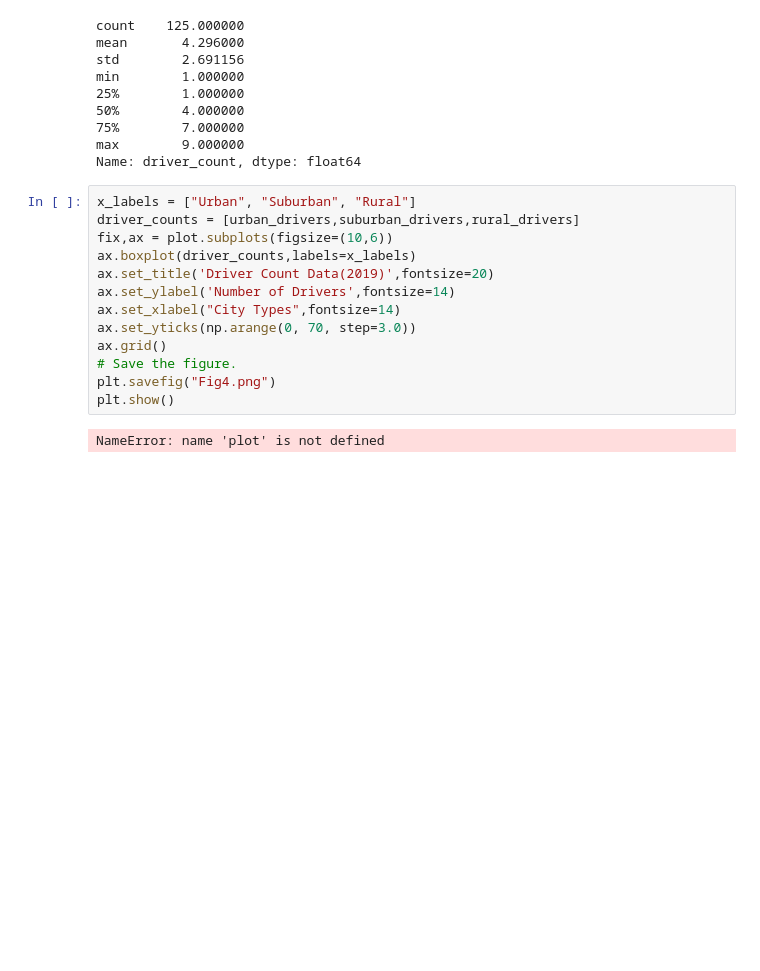
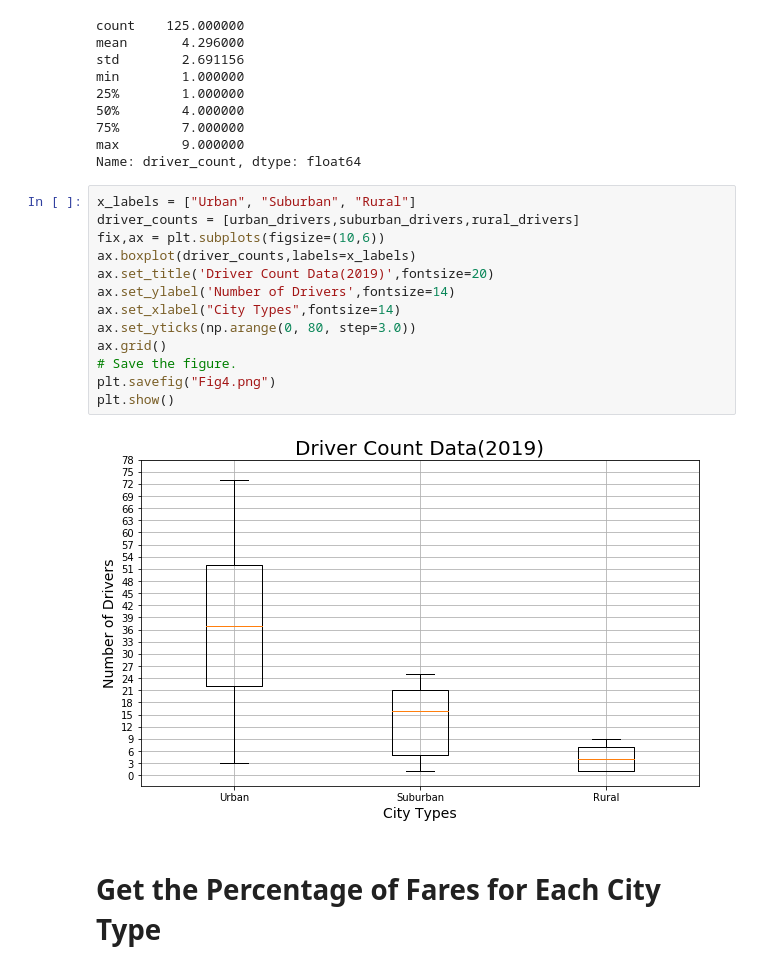
Before and after one commit to daniel89mk/PyBer_Analysis, a Jupyter notebook: PyBer.ipynb, the cells around one changed output. Saved outputs shown, nothing was run; the diff lists cells and outputs as text; blank space fills up the shorter version.

```diff
--- a/PyBer.ipynb
+++ b/PyBer.ipynb
@@ -767,15 +767,17 @@ Name: driver_count, dtype: float64
 # %%
 x_labels = ["Urban", "Suburban", "Rural"]
 driver_counts = [urban_drivers,suburban_drivers,rural_drivers]
-fix,ax = plot.subplots(figsize=(10,6))
+fix,ax = plt.subplots(figsize=(10,6))
 ax.boxplot(driver_counts,labels=x_labels)
 ax.set_title('Driver Count Data(2019)',fontsize=20)
 ax.set_ylabel('Number of Drivers',fontsize=14)
 ax.set_xlabel("City Types",fontsize=14)
-ax.set_yticks(np.arange(0, 70, step=3.0))
+ax.set_yticks(np.arange(0, 80, step=3.0))
 ax.grid()
 # Save the figure.
 plt.savefig("Fig4.png")
 plt.show()
 # %% [output]
-NameError: name 'plot' is not defined
+[figure, added]
+# %% [markdown]
+# Get the Percentage of Fares for Each City Type
```
Also changed, not shown: parts of 6 cells of this notebook, 1 other file.
